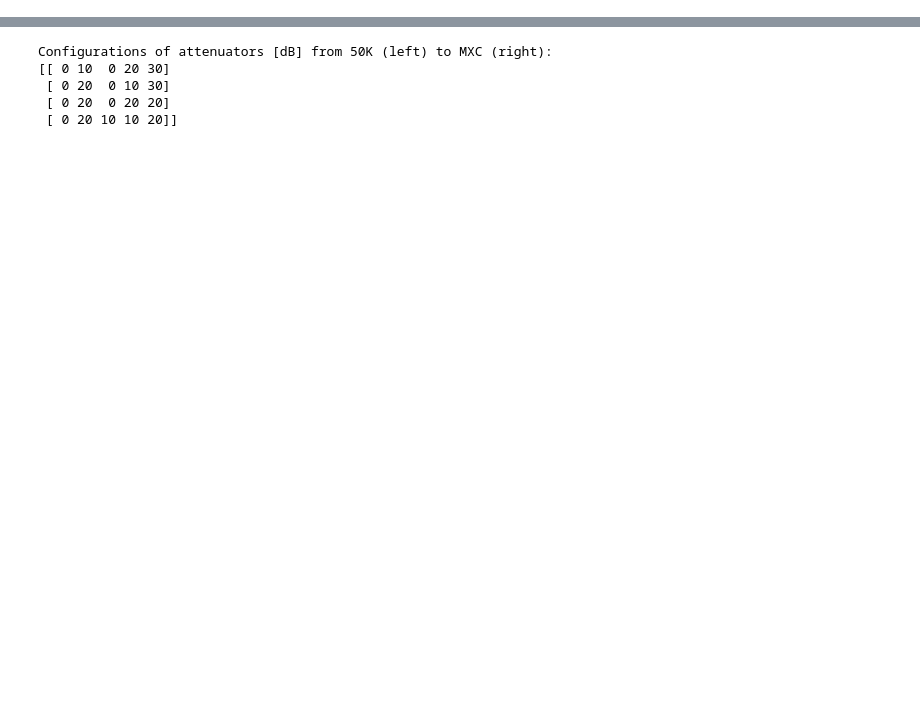
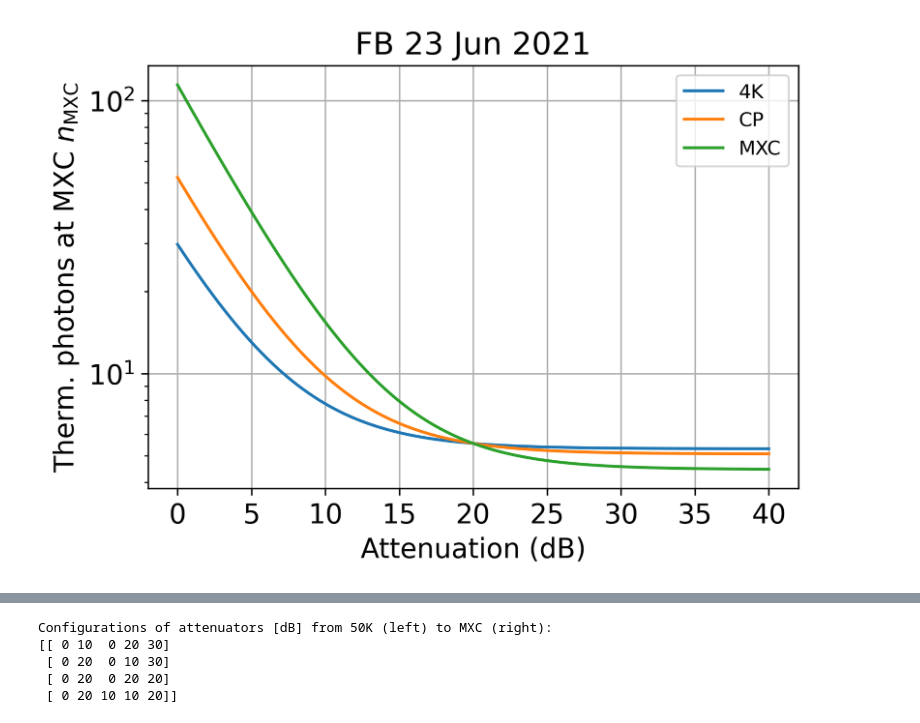
Before and after one commit to deyh2020/spin_qubit_codes, a Jupyter notebook: measurements/coax_attenuation_bluefors.ipynb, the cells around one changed output, grey strips where cells are left out. Cells and saved outputs as stored; diff of their text form; code cells hidden in the pictures; blank space fills up the shorter version.

```diff
--- a/measurements/coax_attenuation_bluefors.ipynb
+++ b/measurements/coax_attenuation_bluefors.ipynb
@@ -39,2 +48,21 @@ def line_config(vattenuation_dB, vT_plate,vP_cooling):
+# %%
+plt.figure()
+for i in range(len(n_photons_MC)):
+     plt.plot(vattenuation_dB, n_photons_MC[i,:])
+
+plt.title('FB 23 Jun 2021', size = 16)
+plt.xlabel('Attenuation (dB)',size= 14)
+plt.ylabel('Therm. photons at MXC $n_{\mathrm{MXC}}$', size = 14)
+plt.xticks(fontsize = 14)
+plt.yticks(fontsize = 14)
+#ax.legend(['4k','CP','MXC'])
+#plt.legend()
+plt.gca().legend(('4K','CP','MXC'))
+axes = plt.gca()
+axes.grid()
+plt.yscale("log")
+plt.show()
+# %% [output]
+[figure, added]
 # %%
 #fig5
```
Also changed, not shown: parts of 5 cells of this notebook, 1 other file.
